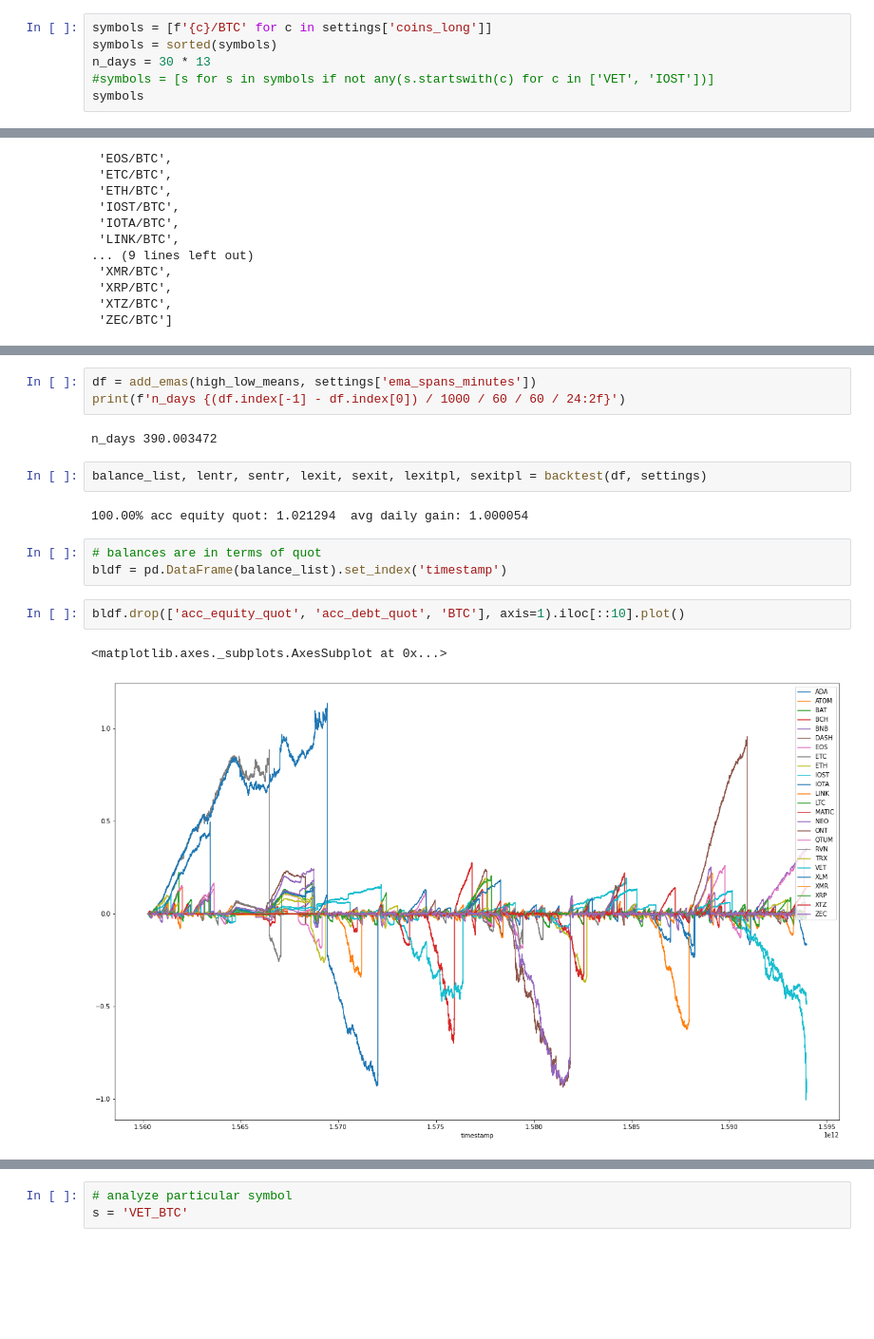
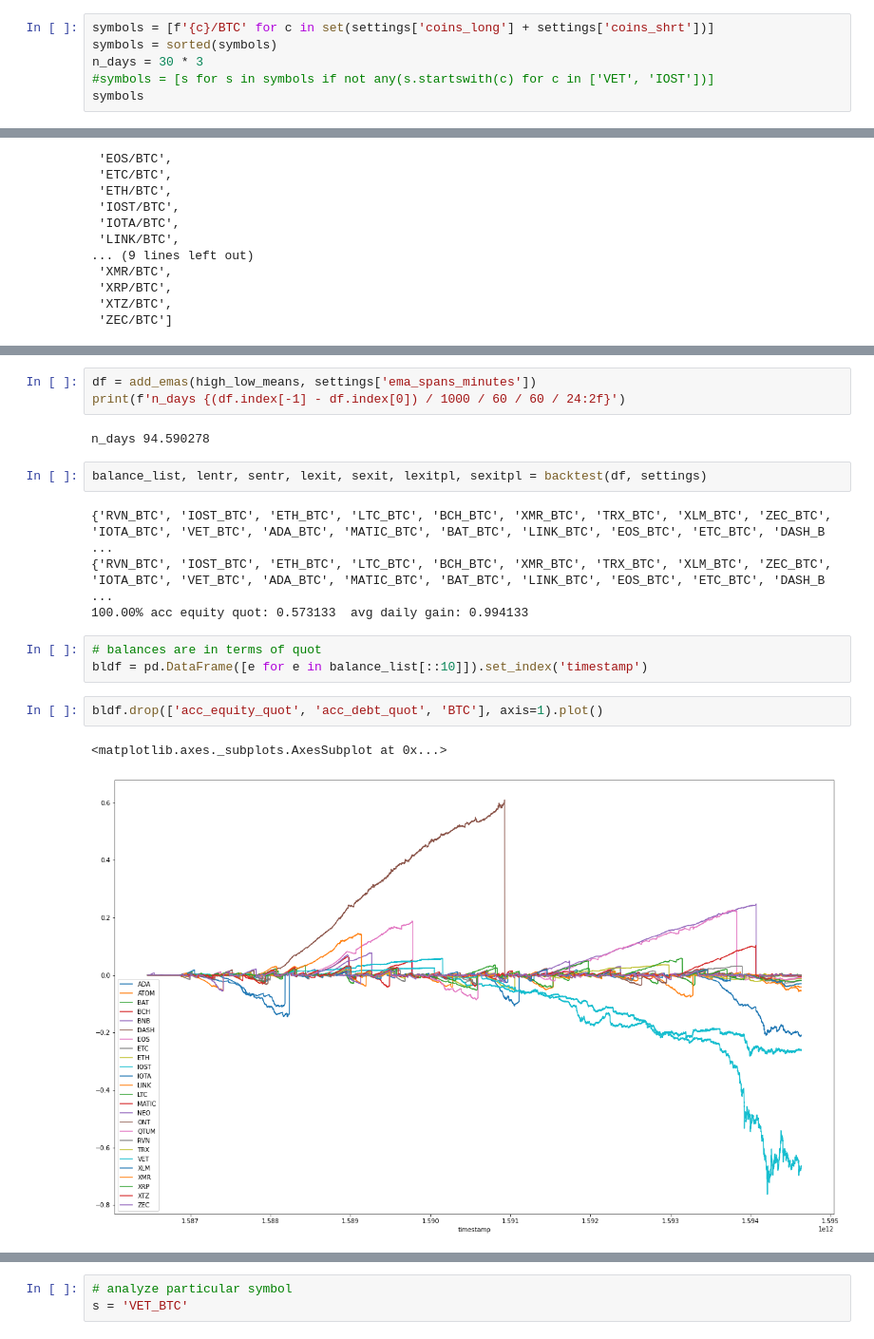
Before and after one commit to enarjord/passivbot_binance_isolated_margin_legacy, a Jupyter notebook: backtesting_notes.ipynb, the cells around one changed output, grey strips where cells are left out. Shown: that part at 95% size. Saved outputs shown, nothing was run; the diff lists cells and outputs as text; blank space fills up the shorter version.

```diff
--- a/backtesting_notes.ipynb
+++ b/backtesting_notes.ipynb
@@ -69,7 +72,7 @@ print(settings['account_equity_pct_per_trade'] * 60)
 # %%
-symbols = [f'{c}/BTC' for c in settings['coins_long']]
+symbols = [f'{c}/BTC' for c in set(settings['coins_long'] + settings['coins_shrt'])]
 symbols = sorted(symbols)
-n_days = 30 * 13
+n_days = 30 * 3
 #symbols = [s for s in symbols if not any(s.startswith(c) for c in ['VET', 'IOST'])]
 symbols
 # %% [output]
@@ -115,17 +100,19 @@ fetched 1m ohlcvs for ADA/BTC 2019-06-07T07:35:00
 df = add_emas(high_low_means, settings['ema_spans_minutes'])
 print(f'n_days {(df.index[-1] - df.index[0]) / 1000 / 60 / 60 / 24:2f}')
 # %% [output]
-n_days 390.003472
+n_days 94.590278
 # %%
 balance_list, lentr, sentr, lexit, sexit, lexitpl, sexitpl = backtest(df, settings)
 # %% [output]
-100.00% acc equity quot: 1.021294  avg daily gain: 1.000054
+{'RVN_BTC', 'IOST_BTC', 'ETH_BTC', 'LTC_BTC', 'BCH_BTC', 'XMR_BTC', 'TRX_BTC', 'XLM_BTC', 'ZEC_BTC', 'IOTA_BTC', 'VET_BTC', 'ADA_BTC', 'MATIC_BTC', 'BAT_BTC', 'LINK_BTC', 'EOS_BTC', 'ETC_BTC', 'DASH_B ...
+{'RVN_BTC', 'IOST_BTC', 'ETH_BTC', 'LTC_BTC', 'BCH_BTC', 'XMR_BTC', 'TRX_BTC', 'XLM_BTC', 'ZEC_BTC', 'IOTA_BTC', 'VET_BTC', 'ADA_BTC', 'MATIC_BTC', 'BAT_BTC', 'LINK_BTC', 'EOS_BTC', 'ETC_BTC', 'DASH_B ...
+100.00% acc equity quot: 0.573133  avg daily gain: 0.994133
 # %%
 # balances are in terms of quot
-bldf = pd.DataFrame(balance_list).set_index('timestamp')
+bldf = pd.DataFrame([e for e in balance_list[::10]]).set_index('timestamp')
 # %%
-bldf.drop(['acc_equity_quot', 'acc_debt_quot', 'BTC'], axis=1).iloc[::10].plot()
+bldf.drop(['acc_equity_quot', 'acc_debt_quot', 'BTC'], axis=1).plot()
 # %% [output]
 <matplotlib.axes._subplots.AxesSubplot at 0x...>
-[figure, old version]
+[figure, new version]
 # %%
```
Also changed, not shown: parts of 12 cells of this notebook.
